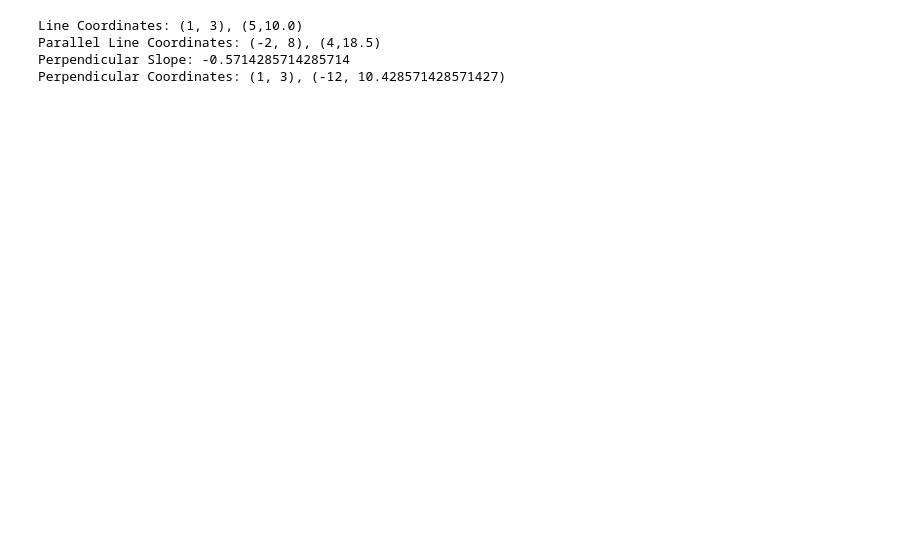
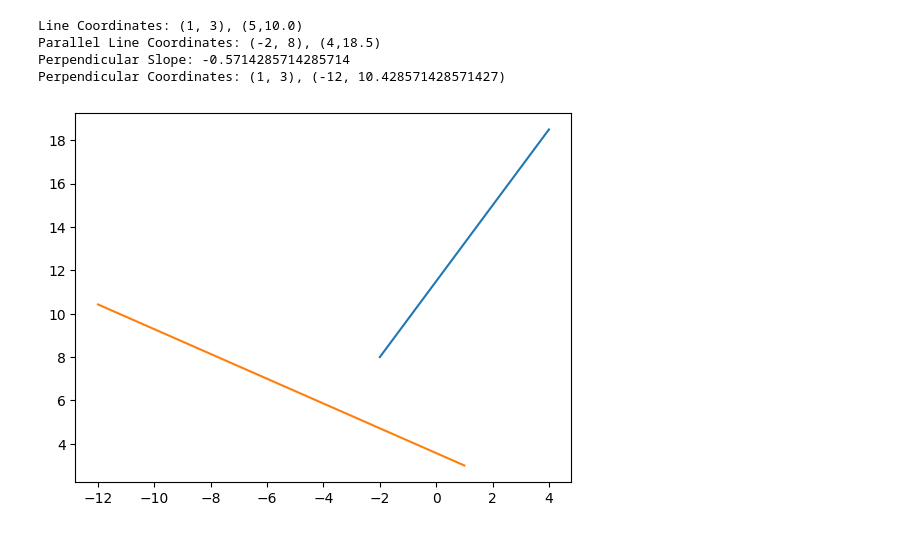
Before and after one commit to AlextheYounga/math-notes, a Jupyter notebook: calculus/slope.ipynb, the cells around one changed output. Drawn from its saved outputs; the diff is of its cells as text; code cells hidden in the pictures; blank space fills up the shorter version.

```diff
--- a/calculus/slope.ipynb
+++ b/calculus/slope.ipynb
@@ -65,31 +75,45 @@ y1_parallel = 8
 
 parallel_line_equation = find_line_equation_using_point_slope((x1_parallel, y1_parallel), slope)
 
 x2_parallel = 4
 y2_parallel = parallel_line_equation(x2_parallel)
 print(f"Parallel Line Coordinates: ({x1_parallel}, {y1_parallel}), ({x2_parallel},{y2_parallel})")
+
+x_parallel = [x1_parallel, x2_parallel]
+y_parallel = [y1_parallel, y2_parallel]
+plt.plot(x_parallel, y_parallel, label='Line Parallel')
+
 #------------------
-
 
 # Perpendicular Slope
 # The perpendicular slope is always the "negative reciprocal" of the slope of the first line.
 # You can find the negative reciprocal very easily via -(1/n).
 # If our first slope is 1.75, our negative reciprocal slope must be 0.5714285714285714
 # The rest of the process remains the same. The only difference with perpendicular lines is the slope.
 
 slope = 1.75
 perpendicular_slope = -(1.0/slope)
 print(f"Perpendicular Slope: {perpendicular_slope}")
 
 x1_perpendicular = 1
 y1_perpendicular = 3
 perpendicular_line_equation = find_line_equation_using_point_slope((x1_perpendicular, y1_perpendicular), perpendicular_slope)
 
 x2_perpendicular = -12
 y2_perpendicular = perpendicular_line_equation(x2_perpendicular)
+
 print(f"Perpendicular Coordinates: ({x1_perpendicular}, {y1_perpendicular}), ({x2_perpendicular}, {y2_perpendicular})")
+
+x_perpendicular = [x1_perpendicular, x2_perpendicular]
+y_perpendicular = [y1_perpendicular, y2_perpendicular]
+
+plt.plot(x_perpendicular, y_perpendicular, label='Line Perpendicular')
+
+
+plt.savefig('img/slope.png')
 # %% [output]
 Line Coordinates: (1, 3), (5,10.0)
 Parallel Line Coordinates: (-2, 8), (4,18.5)
 Perpendicular Slope: -0.5714285714285714
 Perpendicular Coordinates: (1, 3), (-12, 10.428571428571427)
+[figure, added]
```
Also changed, not shown: parts of 1 cell of this notebook, 6 other files.
